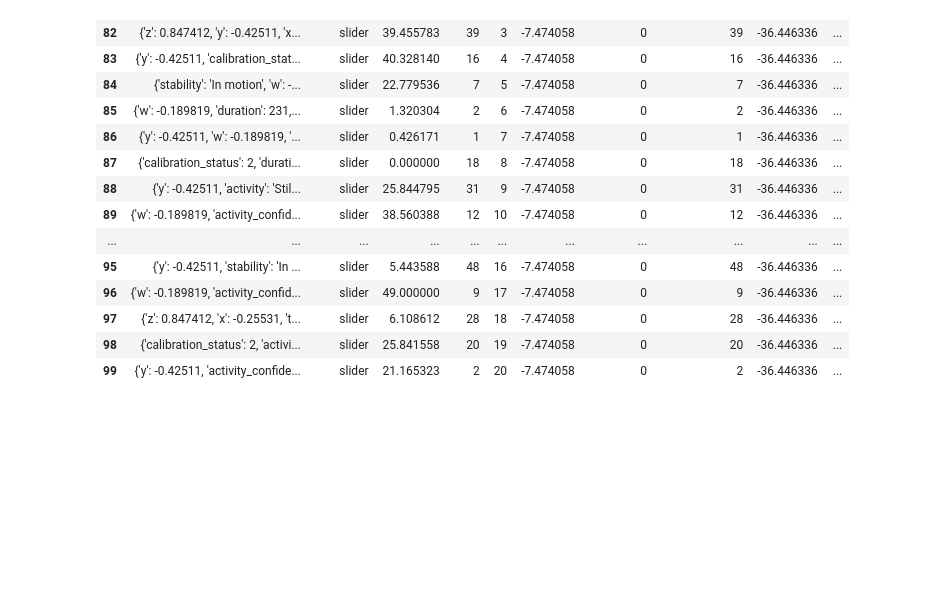
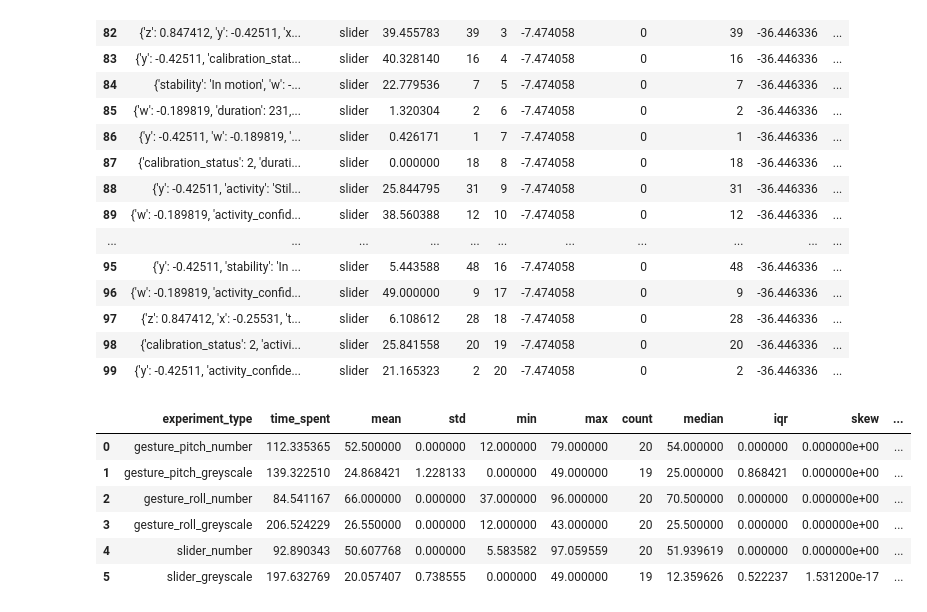
Before and after one commit to johalexander/subjective-self-tracking, a Jupyter notebook: prototype/code/visualisations/visualisations_app_single_participant.ipynb, the cells around one changed output. Cells and saved outputs as stored; diff of their text form; code cells hidden in the pictures; blank space fills up the shorter version.

```diff
--- a/prototype/code/visualisations/visualisations_app_single_participant.ipynb
+++ b/prototype/code/visualisations/visualisations_app_single_participant.ipynb
@@ -31,6 +31,8 @@ with open('experiment_data/experiment_data_14.json', 'r') as file:
     if data:
         for experiment in data["completedExperiments"]:
             experiment_type = experiment.get("experimentType")
+            started_date = experiment.get("startedDate")
+            ended_date = experiment.get("endedDate")
             for stimulus in experiment["successfulStimuli"]:
                 sensor_reading = stimulus.get("sensorReading", {})
                 quaternion = (
@@ -72,6 +74,7 @@ with open('experiment_data/experiment_data_14.json', 'r') as file:
                     stimulus["roll_truth_diff_percentage"] = (roll_difference / truth_value) * 100
 
                 stimulus["experiment_type"] = experiment_type
+                stimulus["experiment_time_spent"] = ended_date - started_date
                 stimulus["calibration"] = sensor_reading.get("calibration_status")
 
                 stimuli.append(stimulus)
@@ -341,3 +360,76 @@ def create_histogram_truth_plots(experiment_type, truth_type):
 
 for experiment_type, truth_type in experiment_truth_type.items():
     create_histogram_truth_plots(experiment_type, truth_type)
+# %%
+def calculate_summary_statistics(experiment_type, truth_type):
+    filtered_df = df[df['experiment_type'] == experiment_type]
+    grouped = filtered_df.groupby('truth')[truth_type].agg(['mean', 'std', 'min', 'max', 'count', 'median'])
+    grouped['iqr'] = filtered_df.groupby('truth')[truth_type].apply(iqr)
+    grouped['skew'] = filtered_df.groupby('truth')[truth_type].apply(skew)
+    grouped['kurtosis'] = filtered_df.groupby('truth')[truth_type].apply(kurtosis)
+
+    # Kurtosis and skew calculate NaNs on certain truths (0 and 100), but it's not an issue. Filling NaNs with zeroes
+    grouped = grouped.fillna(0)
+    return grouped.reset_index()
+
+def generate_summary_tables():
+    summary_tables = {}
+    for experiment_type, truth_info in experiment_truth_type.items():
+        summary_table = calculate_summary_statistics(experiment_type, truth_info['truth'])
+        summary_table['experiment_type'] = experiment_type
+        summary_tables[experiment_type] = summary_table
+    return summary_tables
+
+def calculate_truth_diff_percentages(experiment_type, truth_diff_column):
+    filtered_df = df[df['experiment_type'] == experiment_type]
+    count = filtered_df.shape[0]
+    within_5 = (filtered_df[truth_diff_column].abs() <= 5).sum() / count * 100
+    within_10 = (filtered_df[truth_diff_column].abs() <= 10).sum() / count * 100
+    within_15 = (filtered_df[truth_diff_column].abs() <= 15).sum() / count * 100
+    within_20 = (filtered_df[truth_diff_column].abs() <= 20).sum() / count * 100
+    within_25 = (filtered_df[truth_diff_column].abs() <= 25).sum() / count * 100
+    return within_5, within_10, within_15, within_20, within_25
+
+def calculate_averages_per_experiment_type(summary_tables):
+    averages = []
+    for experiment_type, summary_table in summary_tables.items():
+        within_5, within_10, within_15, within_20, within_25 = calculate_truth_diff_percentages(experiment_type, experiment_truth_type[experiment_type]['truth_diff'])
+
+        time_spent_df = df[df['experiment_type'] == experiment_type].drop_duplicates(subset=['experiment_type'])
+        time_spent = time_spent_df['experiment_time_spent'].abs().mean()
+
+        averages.append({
+            'experiment_type': experiment_type,
+            'time_spent': time_spent,
+            'mean': summary_table['mean'].mean(),
+            'std': summary_table['std'].mean(),
+            'min': summary_table['min'].min(),
+            'max': summary_table['max'].max(),
+            'count': summary_table['count'].count(),
+            'median': summary_table['median'].median(),
+            'iqr': summary_table['iqr'].mean(),
+            'skew': summary_table['skew'].mean(),
+            'kurtosis': summary_table['kurtosis'].mean(),
+            'within_5_percent': within_5,
+            'within_10_percent': within_10,
+            'within_15_percent': within_15,
+            'within_20_percent': within_20,
+            'within_25_percent': within_25
+        })
+    return pd.DataFrame(averages)
+
+summary_tables = generate_summary_tables()
+averages_df = calculate_averages_per_experiment_type(summary_tables)
+
+display(averages_df)
+
+for _, summary_table in summary_tables.items():
+    display(summary_table)
+# %% [output]
+|  | experiment_type | time_spent | mean | std | min | max | count | median | iqr | skew | ... |
+| 0 | gesture_pitch_number | 112.335365 | 52.500000 | 0.000000 | 12.000000 | 79.000000 | 20 | 54.000000 | 0.000000 | 0.000000e+00 | ... |
+| 1 | gesture_pitch_greyscale | 139.322510 | 24.868421 | 1.228133 | 0.000000 | 49.000000 | 19 | 25.000000 | 0.868421 | 0.000000e+00 | ... |
+| 2 | gesture_roll_number | 84.541167 | 66.000000 | 0.000000 | 37.000000 | 96.000000 | 20 | 70.500000 | 0.000000 | 0.000000e+00 | ... |
+| 3 | gesture_roll_greyscale | 206.524229 | 26.550000 | 0.000000 | 12.000000 | 43.000000 | 20 | 25.500000 | 0.000000 | 0.000000e+00 | ... |
+| 4 | slider_number | 92.890343 | 50.607768 | 0.000000 | 5.583582 | 97.059559 | 20 | 51.939619 | 0.000000 | 0.000000e+00 | ... |
+| 5 | slider_greyscale | 197.632769 | 20.057407 | 0.738555 | 0.000000 | 49.000000 | 19 | 12.359626 | 0.522237 | 1.531200e-17 | ... |
```
Also changed, not shown: parts of 5 cells of this notebook, 1 other file.
